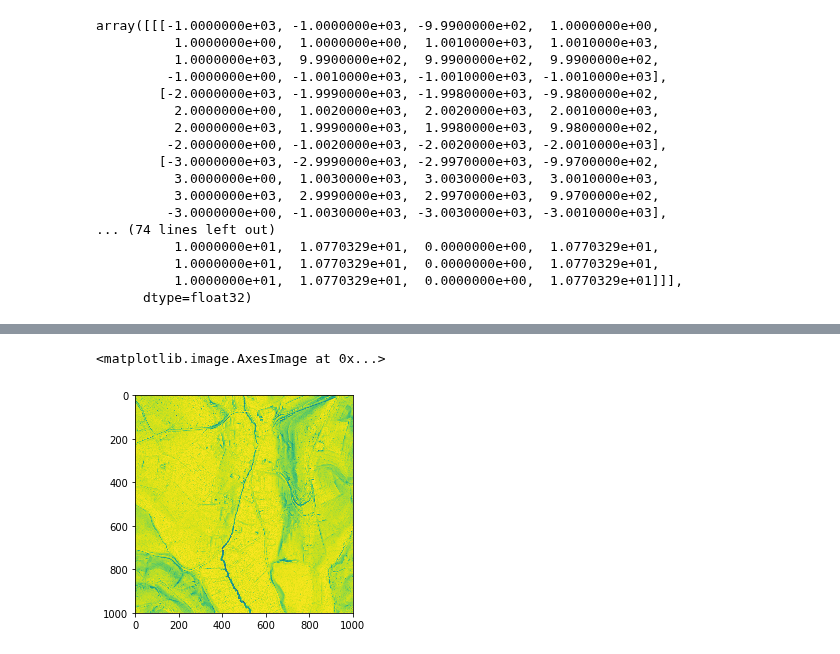
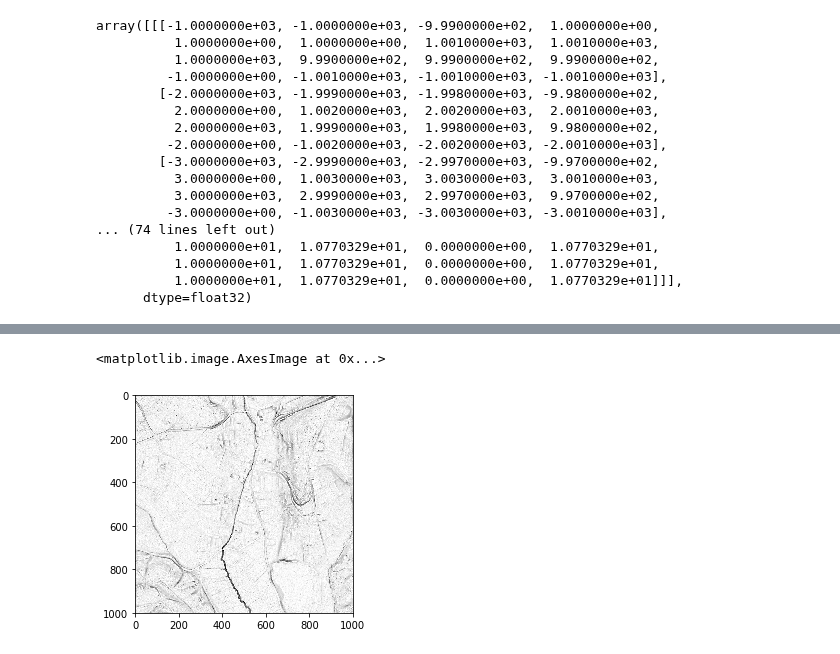
Before and after one commit to EarthObservation/RVT_py, a Jupyter notebook: rvt/svf_klemen.ipynb, the cells around one changed output, grey strips where cells are left out. Saved outputs shown, nothing was run; the diff lists cells and outputs as text; code cells hidden in the pictures.

```diff
--- a/rvt/svf_klemen.ipynb
+++ b/rvt/svf_klemen.ipynb
@@ -36,6 +36,25 @@ def horizon_shift_vector(num_directions=16,
                          radius_pixels=10,
                          min_radius=1,
                          ):
+
+    """
+    Calculates Sky-View determination movements.
+
+    Parameters
+    ----------
+    num_directions : number of directions as input
+    radius_pixels : radius to consider in pixels (not in meters)
+    min_radius : radius to start searching for horizon in pixels (not in meters)
+
+
+    Returns
+    -------
+    shift : dict with keys corresponding to the directions of search azimuths rounded to 1 decimal number
+            - for each key, a subdict contains a key "shift":
+                values for this key is a list of tuples prepared for np.roll - shift along lines and columns
+            - the second key is "distance":
+                values for this key is a list of search distances used for the computation of the elevation angle
+    """
 
     # Initialize the output dict
     shift = {}
@@ -215,5 +255,5 @@ plt.imshow(new["asvf"])
-# %%
-plt.imshow(orig["svf"])
-# %% [output]
-<matplotlib.image.AxesImage at 0x...>
-[figure, removed]
+# %%
+plt.imshow(new["opns"], cmap="gray", vmin=60., vmax=90)
+# %% [output]
+<matplotlib.image.AxesImage at 0x...>
+[figure, added]
```
Also changed, not shown: parts of 7 cells of this notebook.
